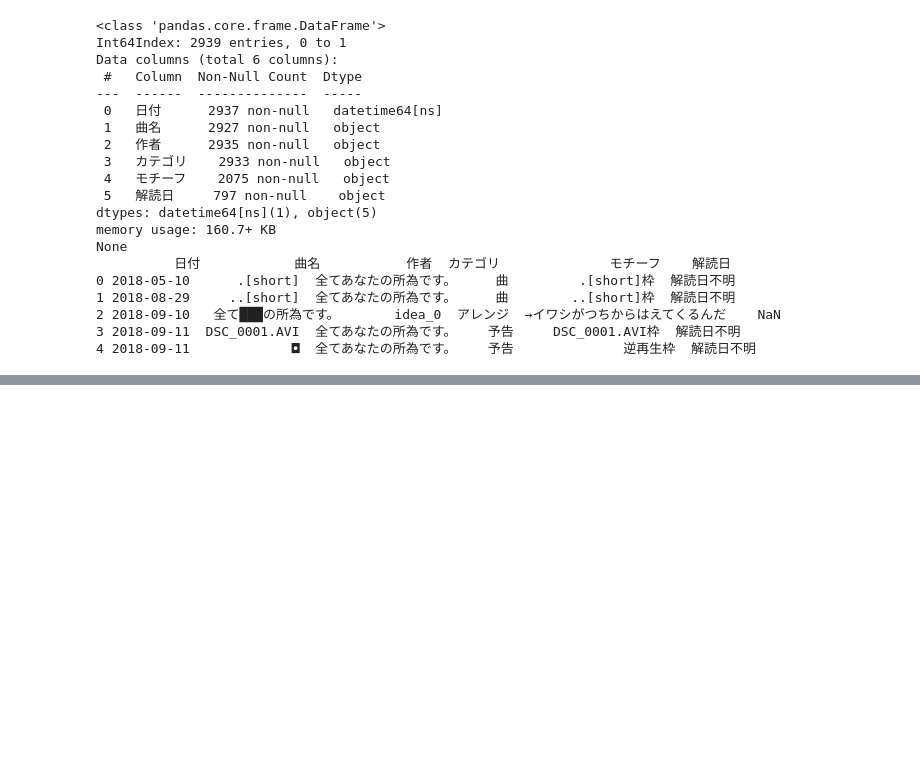
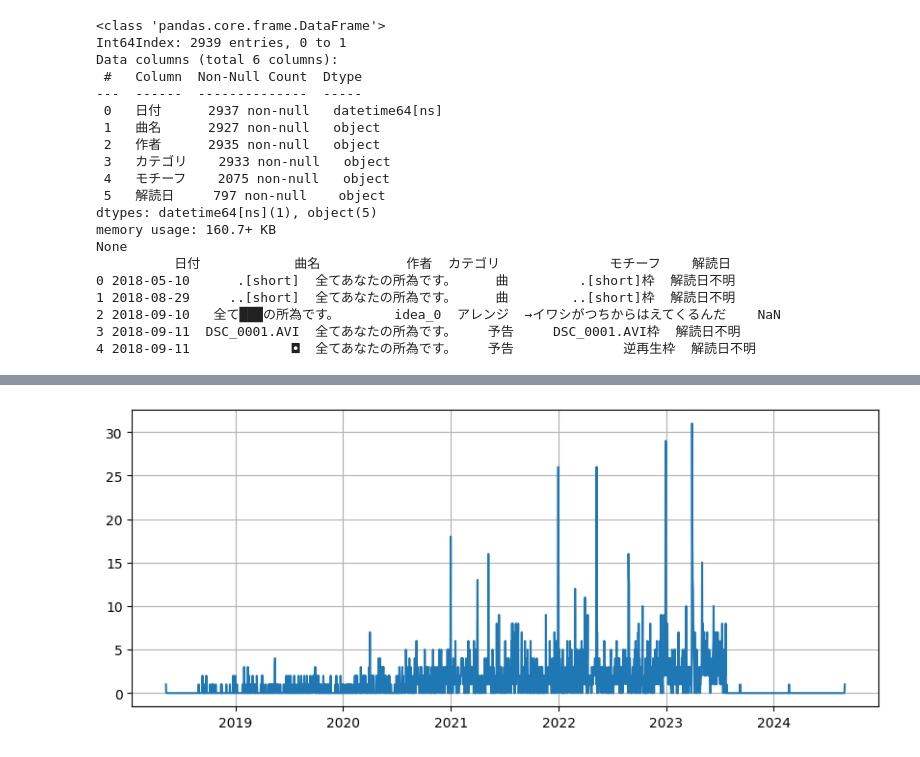
Before and after one commit to SBAN-Tech/SBANtimelineAnalyzer, a Jupyter notebook: SBANtimelineAnalyzer.ipynb, the cells around one changed output, grey strips where cells are left out. Saved outputs shown, nothing was run; the diff lists cells and outputs as text; code cells hidden in the pictures; blank space fills up the shorter version.

```diff
--- a/SBANtimelineAnalyzer.ipynb
+++ b/SBANtimelineAnalyzer.ipynb
@@ -44,0 +50,11 @@ None
+# %%
+df_date = df['日付'].value_counts().reset_index()
+df_date.columns = ['日付', '投稿動画件数']
+start_date, end_date = df['日付'].min(), df['日付'].max()
+complete_date_range = pd.date_range(start=start_date, end=end_date, freq='D')
+df_date.set_index('日付', inplace=True)
+df_date = df_date.reindex(complete_date_range, fill_value=0)
+df_date.reset_index(inplace=True)
+df_date.rename(columns={'index': '日付'}, inplace=True)
+df_date = df_date.sort_values('日付')
+df_date
@@ -44,0 +75,10 @@ None
+# %%
+import matplotlib.pyplot as plt
+
+fig, ax1 = plt.subplots()
+ax1.grid(True)
+plt.rcParams["figure.figsize"] = [10,4.0]
+plt.plot(df_date.iloc[:, 0], df_date.iloc[:, 1])
+plt.show()
+# %% [output]
+[figure, added]
```
Also changed, not shown: parts of 6 cells of this notebook.
